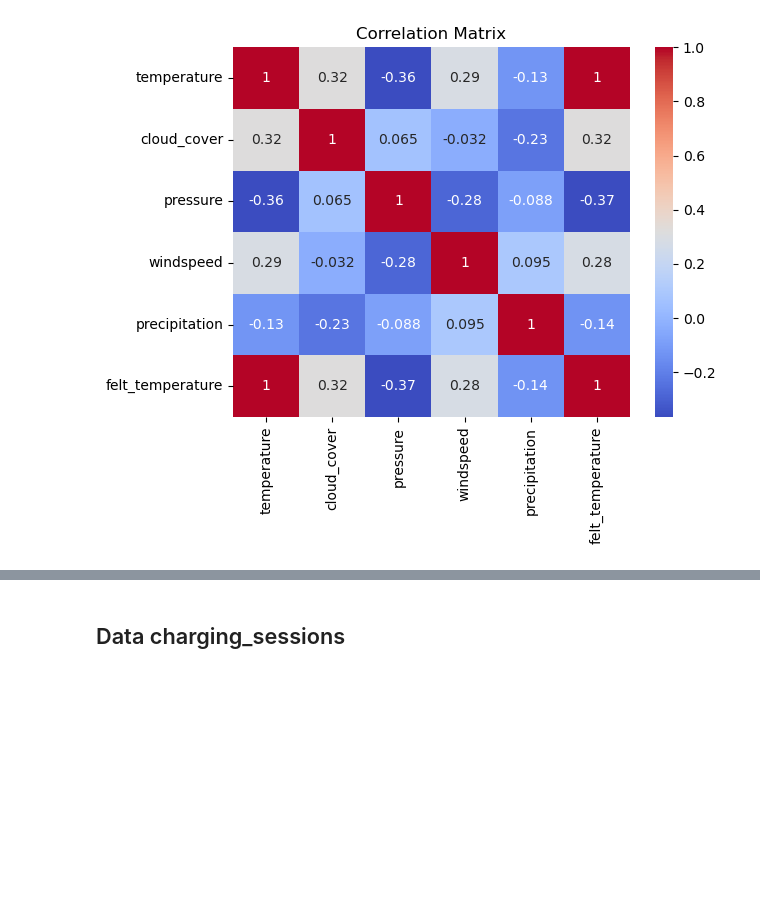
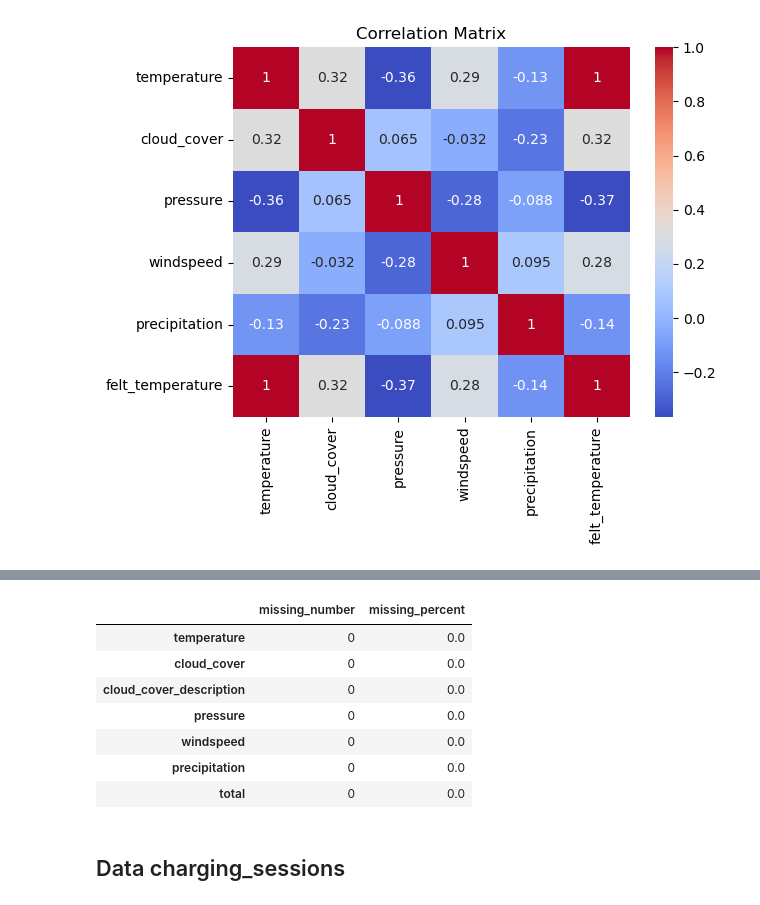
Before and after one commit to JanRkck/AA24, a Jupyter notebook: merged_notebook.ipynb, the cells around one changed output, grey strips where cells are left out. Saved outputs shown, nothing was run; the diff lists cells and outputs as text; code cells hidden in the pictures; blank space fills up the shorter version.

```diff
--- a/merged_notebook.ipynb
+++ b/merged_notebook.ipynb
@@ -354,0 +447,3 @@ weather = weather.drop(columns=['felt_temperature'])
+# %%
+weather_full=pd.concat([weather,reference_time])
+weather_full.index
@@ -355,2 +463,13 @@ weather = weather.drop(columns=['felt_temperature'])
+# %%
+missing(weather_full)
+# %% [output]
+|  | missing_number | missing_percent |
+| temperature | 0 | 0.0 |
+| cloud_cover | 0 | 0.0 |
+| cloud_cover_description | 0 | 0.0 |
+| pressure | 0 | 0.0 |
+| windspeed | 0 | 0.0 |
+| precipitation | 0 | 0.0 |
+| total | 0 | 0.0 |
 # %% [markdown]
 ## Data charging_sessions
```
Also changed, not shown: parts of 24 cells of this notebook.
